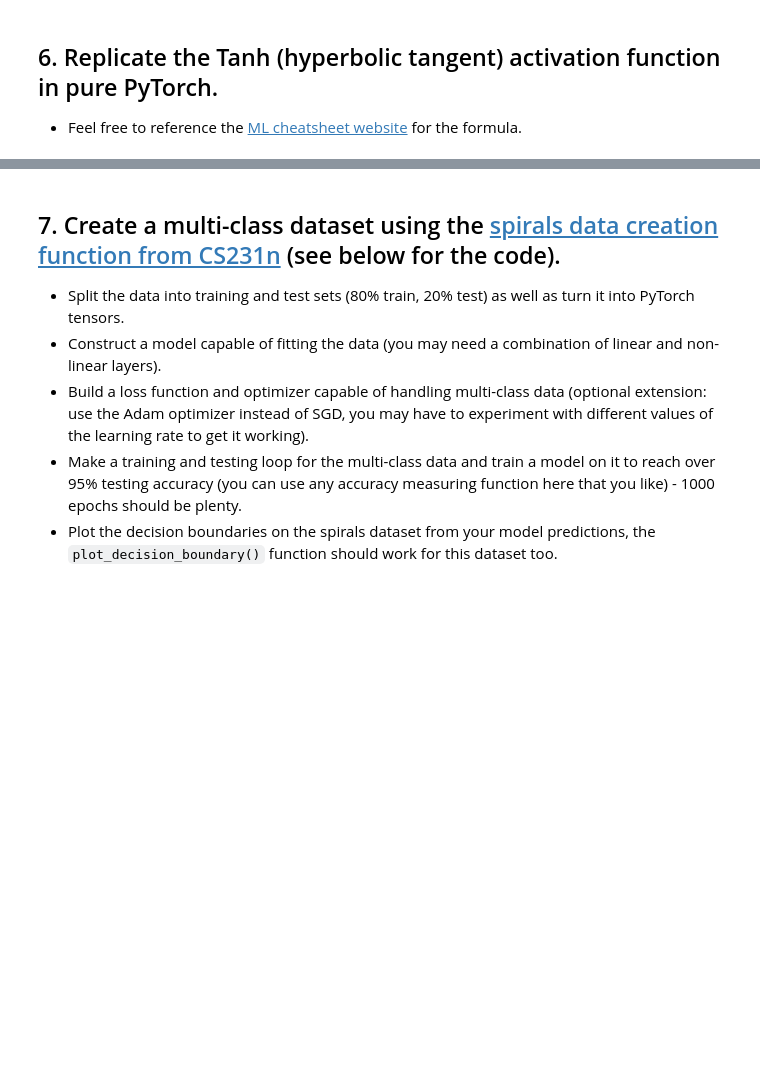
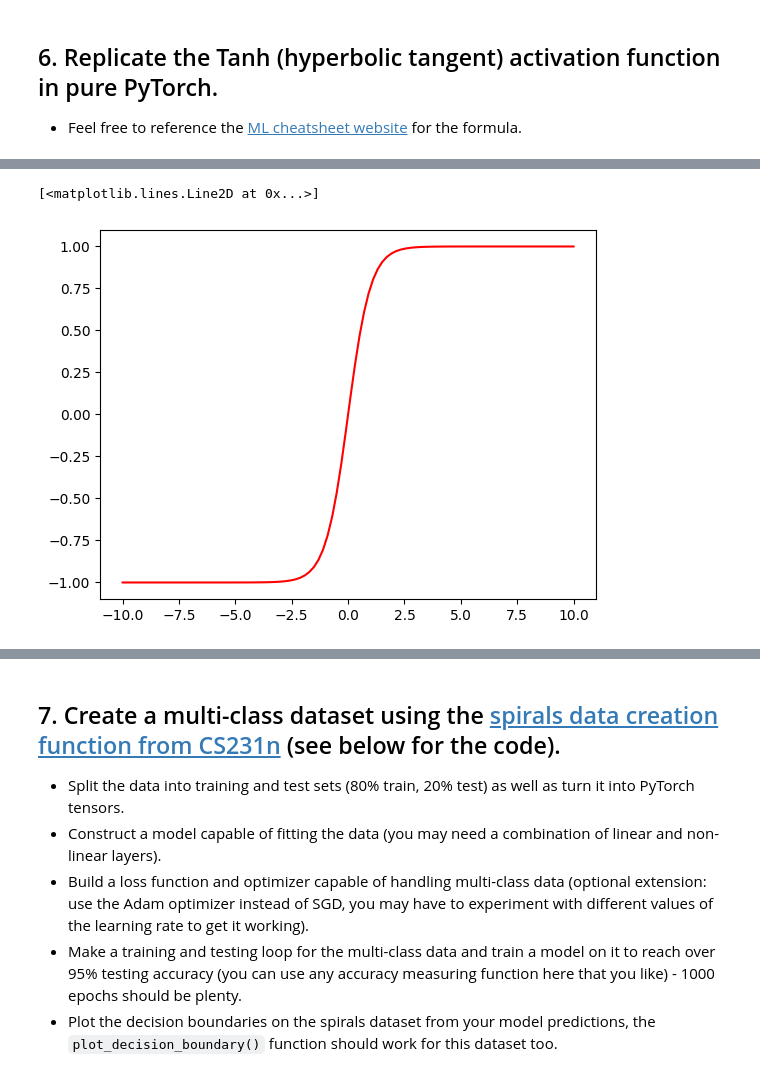
Before and after one commit to mustafafawzyzaki/torchstudy, a Jupyter notebook: extras/exercises/02_pytorch_classification_exercises.ipynb, the cells around one changed output, grey strips where cells are left out. Cells and saved outputs as stored; diff of their text form; code cells hidden in the pictures; blank space fills up the shorter version.

```diff
--- a/extras/exercises/02_pytorch_classification_exercises.ipynb
+++ b/extras/exercises/02_pytorch_classification_exercises.ipynb
@@ -256,3 +299,5 @@ def plot_decision_boundary(model, X, y):
   * Feel free to reference the [ML cheatsheet website](https://ml-cheatsheet.readthedocs.io/en/latest/activation_functions.html#tanh) for the formula.
 # %%
 # Create a straight line tensor
+line_data = torch.linspace(-10, 10, 100)
+line_data
@@ -259,2 +320,9 @@ def plot_decision_boundary(model, X, y):
 # %%
 # Test torch.tanh() on the tensor and plot it
+tanh  = nn.Tanh()
+tanh_tensor  = tanh(line_data)
+
+plt.plot(line_data, tanh_tensor, c='r')
+# %% [output]
+[<matplotlib.lines.Line2D at 0x...>]
+[figure, added]
```
Also changed, not shown: parts of 16 cells of this notebook.
